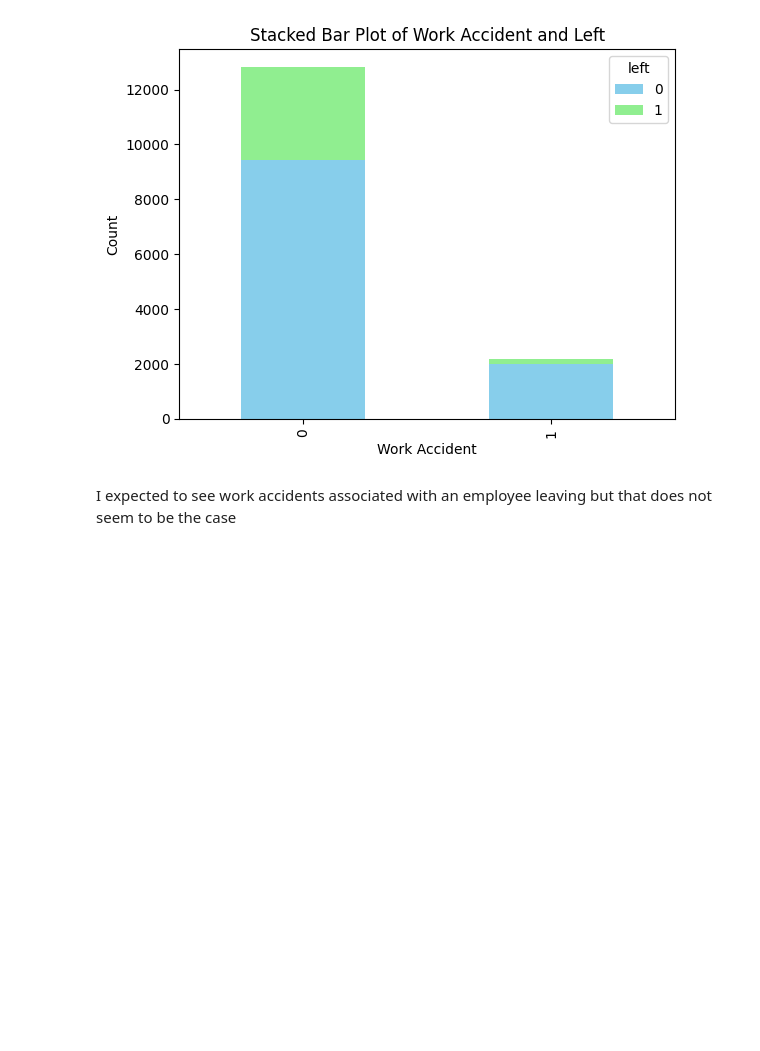
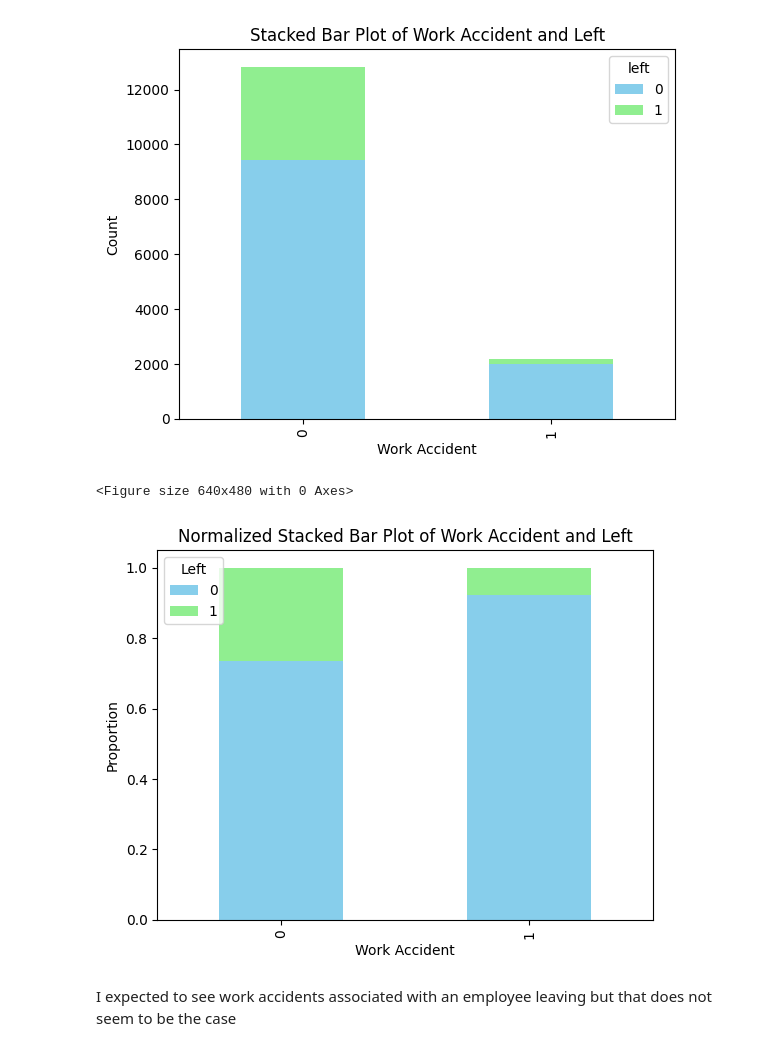
Before and after one commit to mikerob22/imbalanced_project, a Jupyter notebook: notebooks/informal.ipynb, the cells around one changed output. Saved outputs shown, nothing was run; the diff lists cells and outputs as text; code cells hidden in the pictures; blank space fills up the shorter version.

```diff
--- a/notebooks/informal.ipynb
+++ b/notebooks/informal.ipynb
@@ -180,6 +186,24 @@ plt.show()
 # %% [output]
 <Figure size 640x480 with 0 Axes>
 [figure]
+# %%
+# normalized stacked bar plot for more interpretability
+grouped = data.groupby(['Work_accident', 'left']).size().unstack()
+
+# normalize the counts by row
+normalized_grouped = grouped.div(grouped.sum(axis=1), axis=0)
+
+# plot
+plt.figure()
+normalized_grouped.plot(kind='bar', stacked=True, color=['skyblue', 'lightgreen'])
+plt.xlabel('Work Accident')
+plt.ylabel('Proportion')
+plt.title('Normalized Stacked Bar Plot of Work Accident and Left')
+plt.legend(title='Left', loc='upper left')
+plt.show()
+# %% [output]
+<Figure size 640x480 with 0 Axes>
+[figure, added]
 # %% [markdown]
 I expected to see work accidents associated with an employee leaving but that does not seem to be the case
 # %%
```
Also changed, not shown: parts of 7 cells of this notebook, 22 other files.
